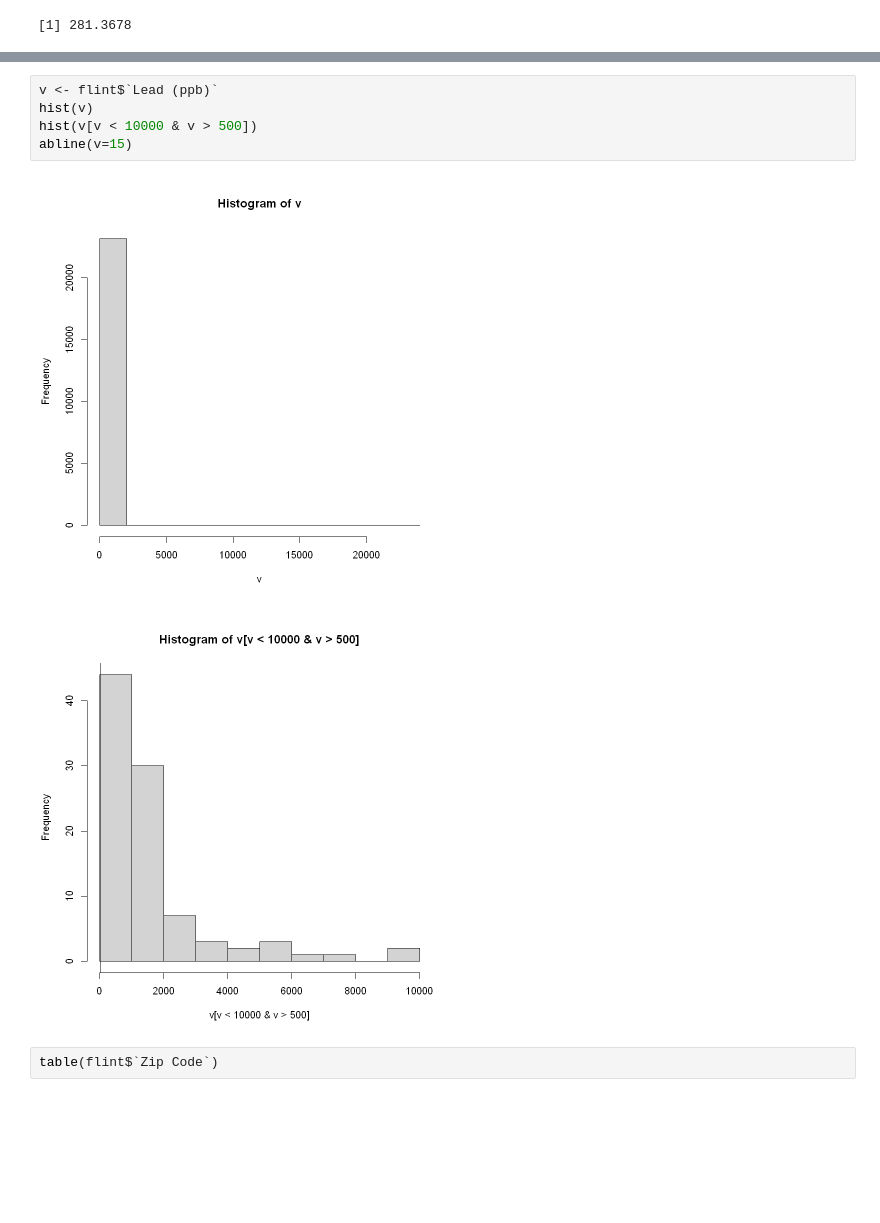
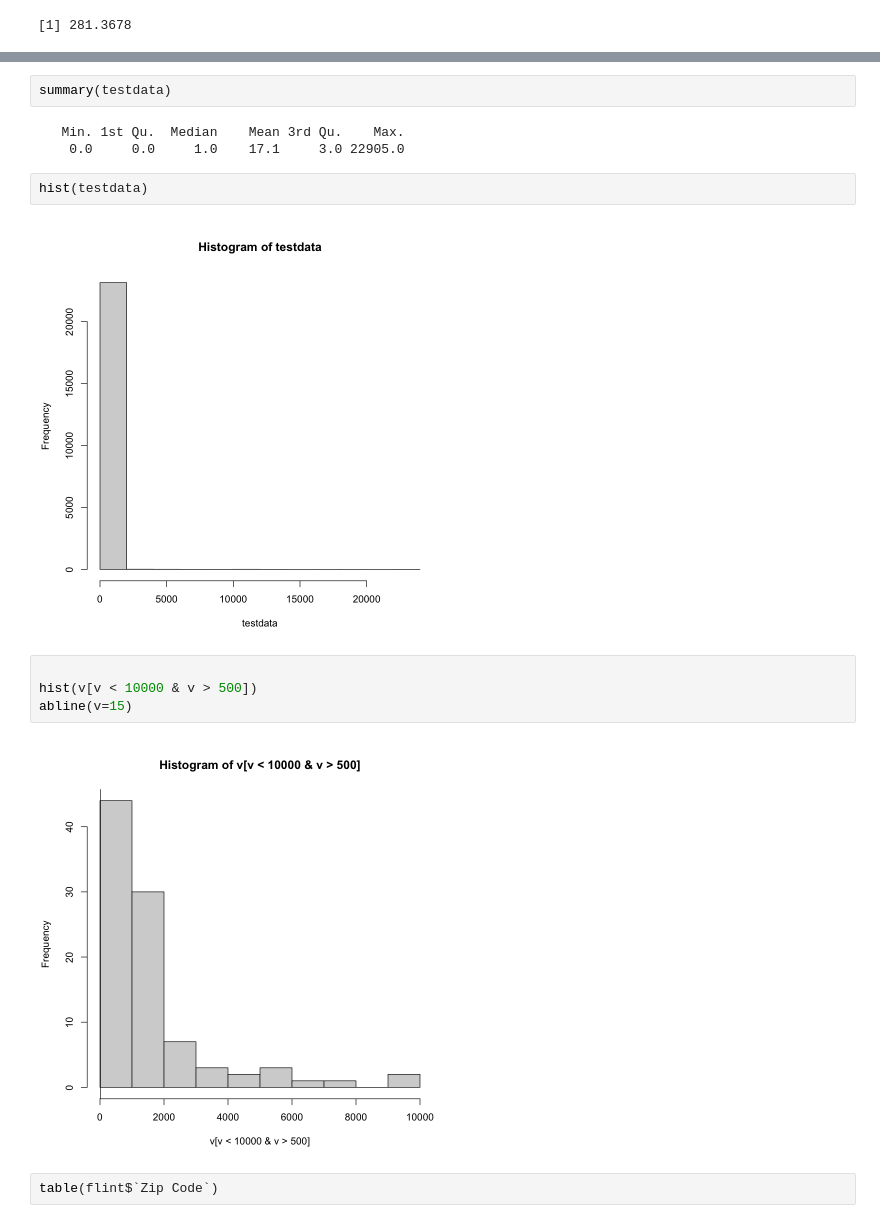
Before and after one commit to ChenShizhe/StatDataScience, a Jupyter notebook: Notes/AppendixBProgramming.ipynb, the cells around one changed output, grey strips where cells are left out. Saved outputs shown, nothing was run; the diff lists cells and outputs as text; blank space fills up the shorter version.

```diff
--- a/Notes/AppendixBProgramming.ipynb
+++ b/Notes/AppendixBProgramming.ipynb
@@ -398,11 +476,18 @@ sd(flint$`Lead (ppb)`, na.rm = TRUE)
+# %%
+summary(testdata)
+# %% [output]
+   Min. 1st Qu.  Median    Mean 3rd Qu.    Max.
+    0.0     0.0     1.0    17.1     3.0 22905.0
+# %%
+hist(testdata)
+# %% [output]
+[figure, added]
 # %%
-v <- flint$`Lead (ppb)`
-hist(v)
+
 hist(v[v < 10000 & v > 500])
 abline(v=15)
 # %% [output]
-[figure, old version]
+[figure, new version]
-[figure, removed]
 # %%
 table(flint$`Zip Code`)
 # %% [output]
```
Also changed, not shown: parts of 26 cells of this notebook, 10 other files.
